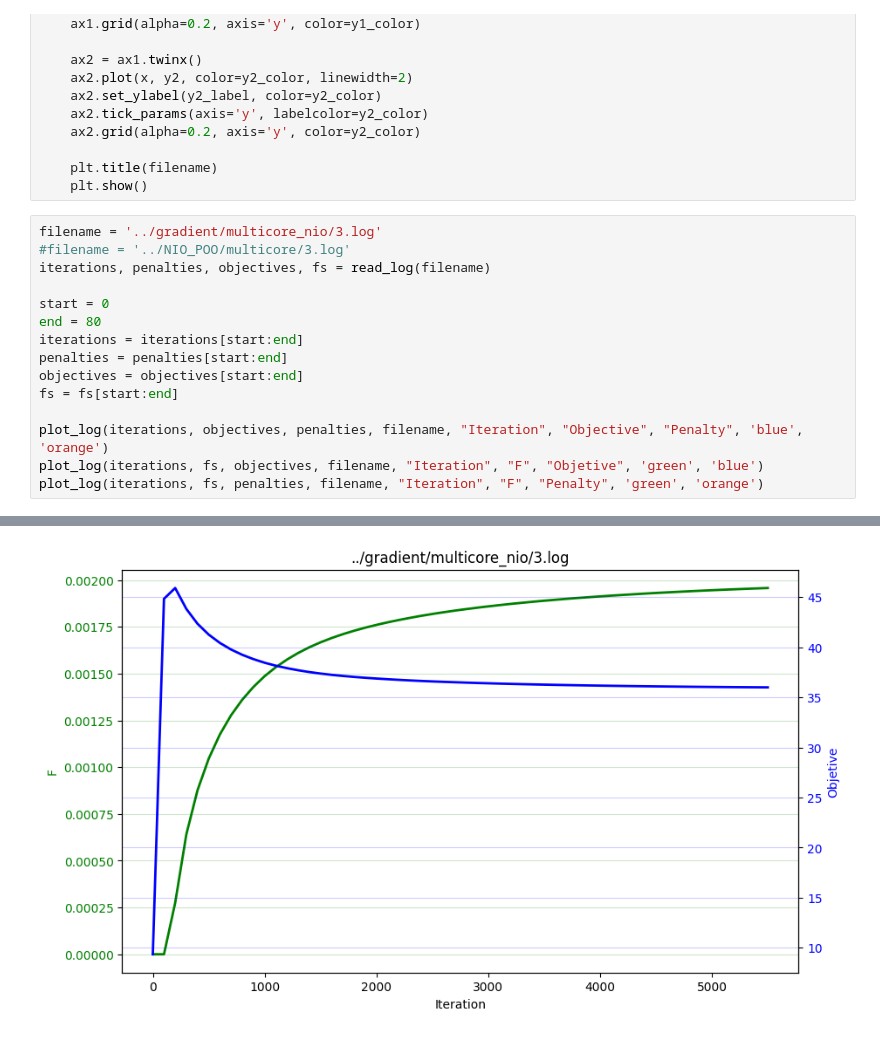
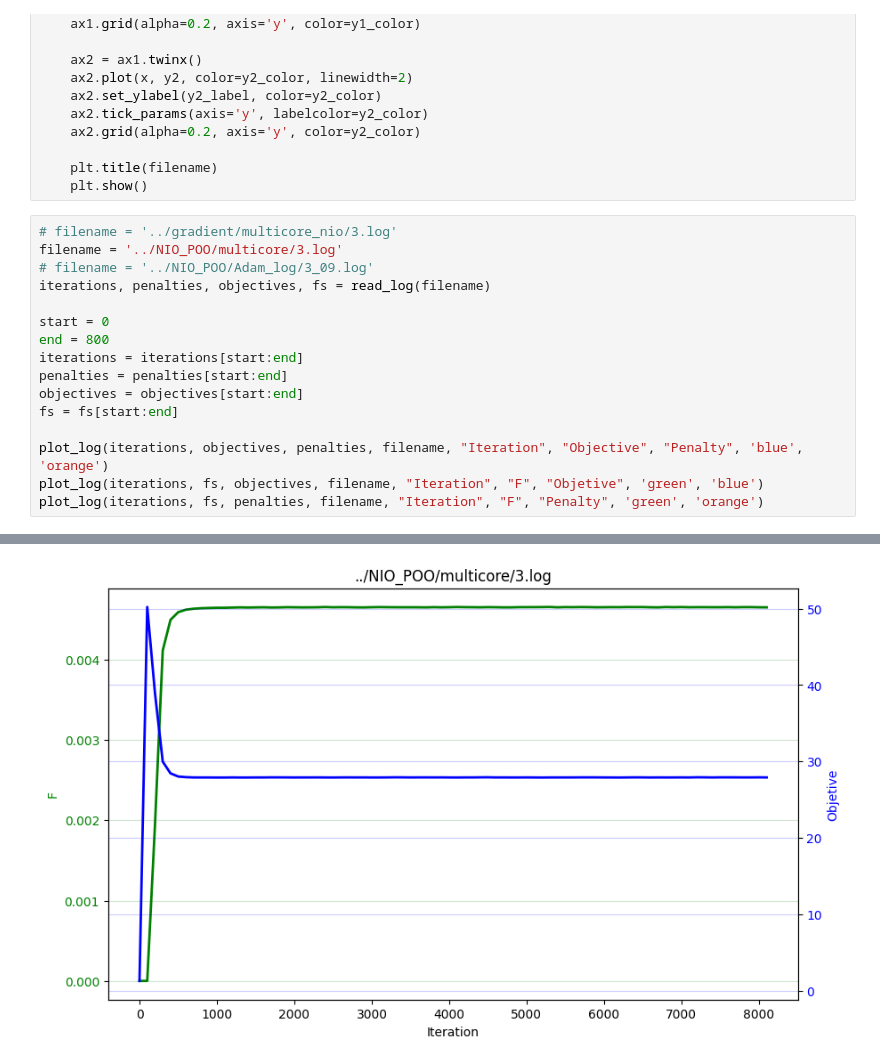
Before and after one commit to juanjoual/RT25, a Jupyter notebook: notebooks/Paper FGCS 2025 .ipynb, the cells around one changed output, grey strips where cells are left out. Drawn from its saved outputs; the diff is of its cells as text.

```diff
--- a/notebooks/Paper FGCS 2025 .ipynb
+++ b/notebooks/Paper FGCS 2025 .ipynb
@@ -41,12 +41,13 @@ def plot_log(x, y1, y2, title, x_label, y1_label, y2_label, y1_color='blue', y2_
     plt.title(filename)
     plt.show()
 # %%
-filename = '../gradient/multicore_nio/3.log'
-#filename = '../NIO_POO/multicore/3.log'
+# filename = '../gradient/multicore_nio/3.log'
+filename = '../NIO_POO/multicore/3.log'
+# filename = '../NIO_POO/Adam_log/3_09.log'
 iterations, penalties, objectives, fs = read_log(filename)
 
 start = 0
-end = 80
+end = 800
 iterations = iterations[start:end]
 penalties = penalties[start:end]
 objectives = objectives[start:end]
@@ -60 +61 @@ plot_log(iterations, fs, penalties, filename, "Iteration", "F", "Penalty", 'gree
-[figure, old version]
+[figure, new version]
```
Also changed, not shown: parts of 2 cells of this notebook, 1 other file.
